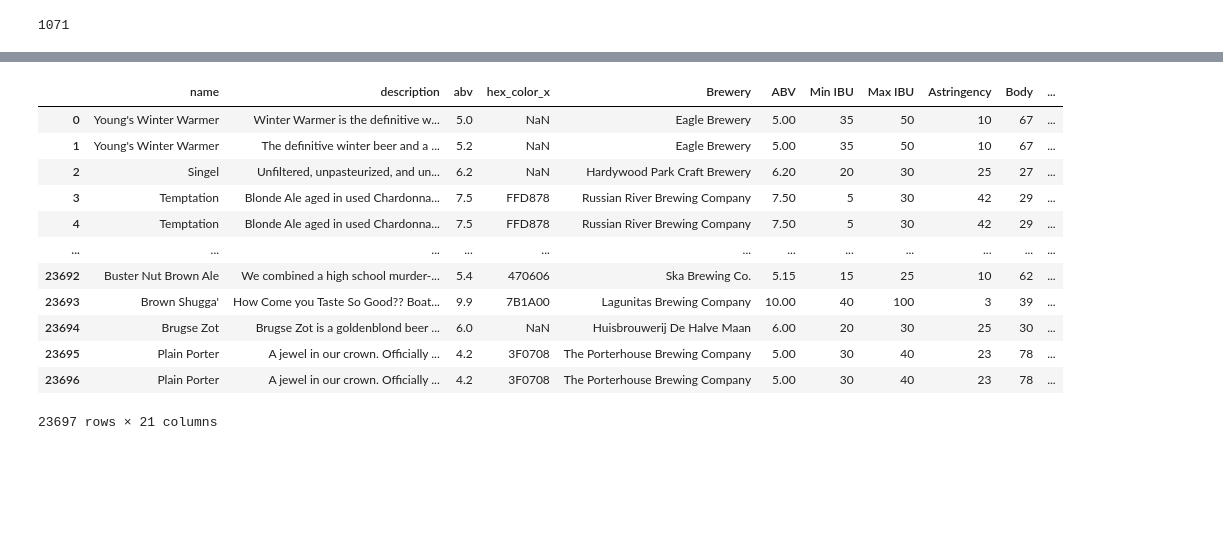
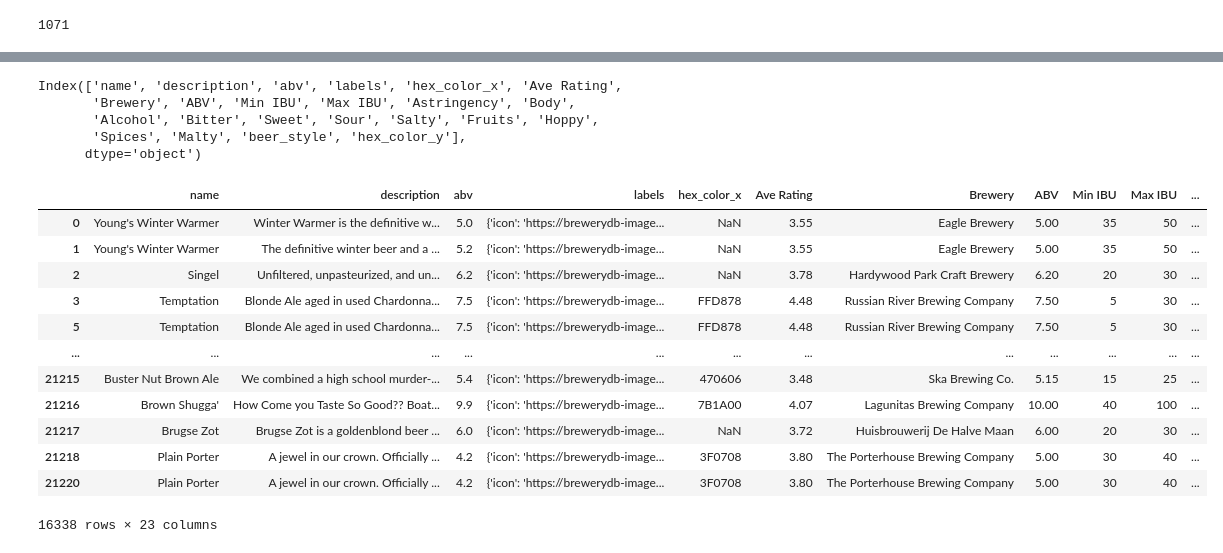
Before and after one commit to Yvysanna/beerIO, a Jupyter notebook: data.ipynb, the cells around one changed output, grey strips where cells are left out. Drawn from its saved outputs; the diff is of its cells as text; code cells hidden in the pictures; blank space fills up the shorter version.

```diff
--- a/data.ipynb
+++ b/data.ipynb
@@ -28,20 +43,28 @@ full = old_df.merge(data, how='inner', on=['abv', 'ABV', 'Min IBU', 'Max IBU', '
        'Spices', 'Malty', 'beer_style'])
 full = full.drop_duplicates()
 # %%
-full
+full.keys()
 # %% [output]
-|  | name | description | abv | hex_color_x | Brewery | ABV | Min IBU | Max IBU | Astringency | Body | ... |
-| 0 | Young's Winter Warmer | Winter Warmer is the definitive w... | 5.0 | NaN | Eagle Brewery | 5.00 | 35 | 50 | 10 | 67 | ... |
-| 1 | Young's Winter Warmer | The definitive winter beer and a ... | 5.2 | NaN | Eagle Brewery | 5.00 | 35 | 50 | 10 | 67 | ... |
-| 2 | Singel | Unfiltered, unpasteurized, and un... | 6.2 | NaN | Hardywood Park Craft Brewery | 6.20 | 20 | 30 | 25 | 27 | ... |
-| 3 | Temptation | Blonde Ale aged in used Chardonna... | 7.5 | FFD878 | Russian River Brewing Company | 7.50 | 5 | 30 | 42 | 29 | ... |
-| 4 | Temptation | Blonde Ale aged in used Chardonna... | 7.5 | FFD878 | Russian River Brewing Company | 7.50 | 5 | 30 | 42 | 29 | ... |
-| ... | ... | ... | ... | ... | ... | ... | ... | ... | ... | ... | ... |
-| 23692 | Buster Nut Brown Ale | We combined a high school murder-... | 5.4 | 470606 | Ska Brewing Co. | 5.15 | 15 | 25 | 10 | 62 | ... |
-| 23693 | Brown Shugga' | How Come you Taste So Good?? Boat... | 9.9 | 7B1A00 | Lagunitas Brewing Company | 10.00 | 40 | 100 | 3 | 39 | ... |
-| 23694 | Brugse Zot | Brugse Zot is a goldenblond beer ... | 6.0 | NaN | Huisbrouwerij De Halve Maan | 6.00 | 20 | 30 | 25 | 30 | ... |
-| 23695 | Plain Porter | A jewel in our crown. Officially ... | 4.2 | 3F0708 | The Porterhouse Brewing Company | 5.00 | 30 | 40 | 23 | 78 | ... |
-| 23696 | Plain Porter | A jewel in our crown. Officially ... | 4.2 | 3F0708 | The Porterhouse Brewing Company | 5.00 | 30 | 40 | 23 | 78 | ... |
-23697 rows × 21 columns
+Index(['name', 'description', 'abv', 'labels', 'hex_color_x', 'Ave Rating',
+       'Brewery', 'ABV', 'Min IBU', 'Max IBU', 'Astringency', 'Body',
+       'Alcohol', 'Bitter', 'Sweet', 'Sour', 'Salty', 'Fruits', 'Hoppy',
+       'Spices', 'Malty', 'beer_style', 'hex_color_y'],
+      dtype='object')
+# %%
+full[full['hex_color_y'].notna()]
+# %% [output]
+|  | name | description | abv | labels | hex_color_x | Ave Rating | Brewery | ABV | Min IBU | Max IBU | ... |
+| 0 | Young's Winter Warmer | Winter Warmer is the definitive w... | 5.0 | {'icon': 'https://brewerydb-image... | NaN | 3.55 | Eagle Brewery | 5.00 | 35 | 50 | ... |
+| 1 | Young's Winter Warmer | The definitive winter beer and a ... | 5.2 | {'icon': 'https://brewerydb-image... | NaN | 3.55 | Eagle Brewery | 5.00 | 35 | 50 | ... |
+| 2 | Singel | Unfiltered, unpasteurized, and un... | 6.2 | {'icon': 'https://brewerydb-image... | NaN | 3.78 | Hardywood Park Craft Brewery | 6.20 | 20 | 30 | ... |
+| 3 | Temptation | Blonde Ale aged in used Chardonna... | 7.5 | {'icon': 'https://brewerydb-image... | FFD878 | 4.48 | Russian River Brewing Company | 7.50 | 5 | 30 | ... |
+| 5 | Temptation | Blonde Ale aged in used Chardonna... | 7.5 | {'icon': 'https://brewerydb-image... | FFD878 | 4.48 | Russian River Brewing Company | 7.50 | 5 | 30 | ... |
+| ... | ... | ... | ... | ... | ... | ... | ... | ... | ... | ... | ... |
+| 21215 | Buster Nut Brown Ale | We combined a high school murder-... | 5.4 | {'icon': 'https://brewerydb-image... | 470606 | 3.48 | Ska Brewing Co. | 5.15 | 15 | 25 | ... |
+| 21216 | Brown Shugga' | How Come you Taste So Good?? Boat... | 9.9 | {'icon': 'https://brewerydb-image... | 7B1A00 | 4.07 | Lagunitas Brewing Company | 10.00 | 40 | 100 | ... |
+| 21217 | Brugse Zot | Brugse Zot is a goldenblond beer ... | 6.0 | {'icon': 'https://brewerydb-image... | NaN | 3.72 | Huisbrouwerij De Halve Maan | 6.00 | 20 | 30 | ... |
+| 21218 | Plain Porter | A jewel in our crown. Officially ... | 4.2 | {'icon': 'https://brewerydb-image... | 3F0708 | 3.80 | The Porterhouse Brewing Company | 5.00 | 30 | 40 | ... |
+| 21220 | Plain Porter | A jewel in our crown. Officially ... | 4.2 | {'icon': 'https://brewerydb-image... | 3F0708 | 3.80 | The Porterhouse Brewing Company | 5.00 | 30 | 40 | ... |
+16338 rows × 23 columns
 # %%
 #full[full.hex_color_x.notna() and full.hex_color_y.isna()]
```
Also changed, not shown: parts of 9 cells of this notebook, 3 other files.
